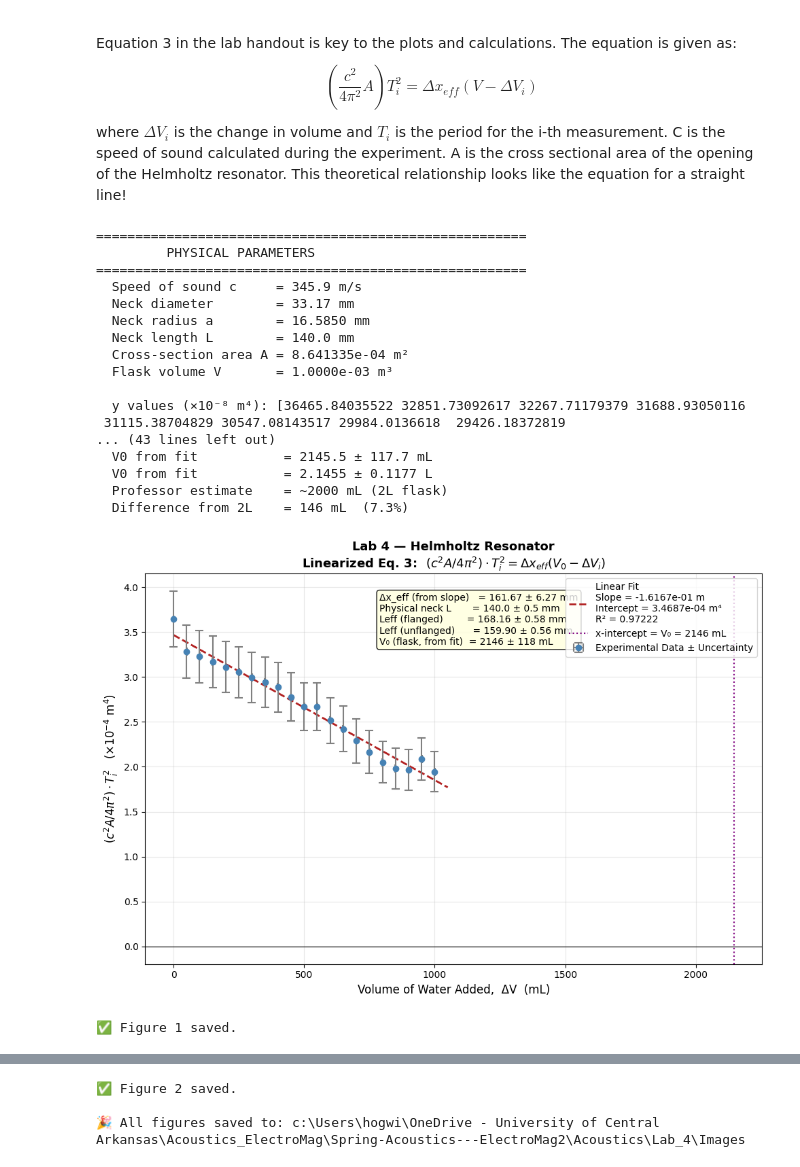
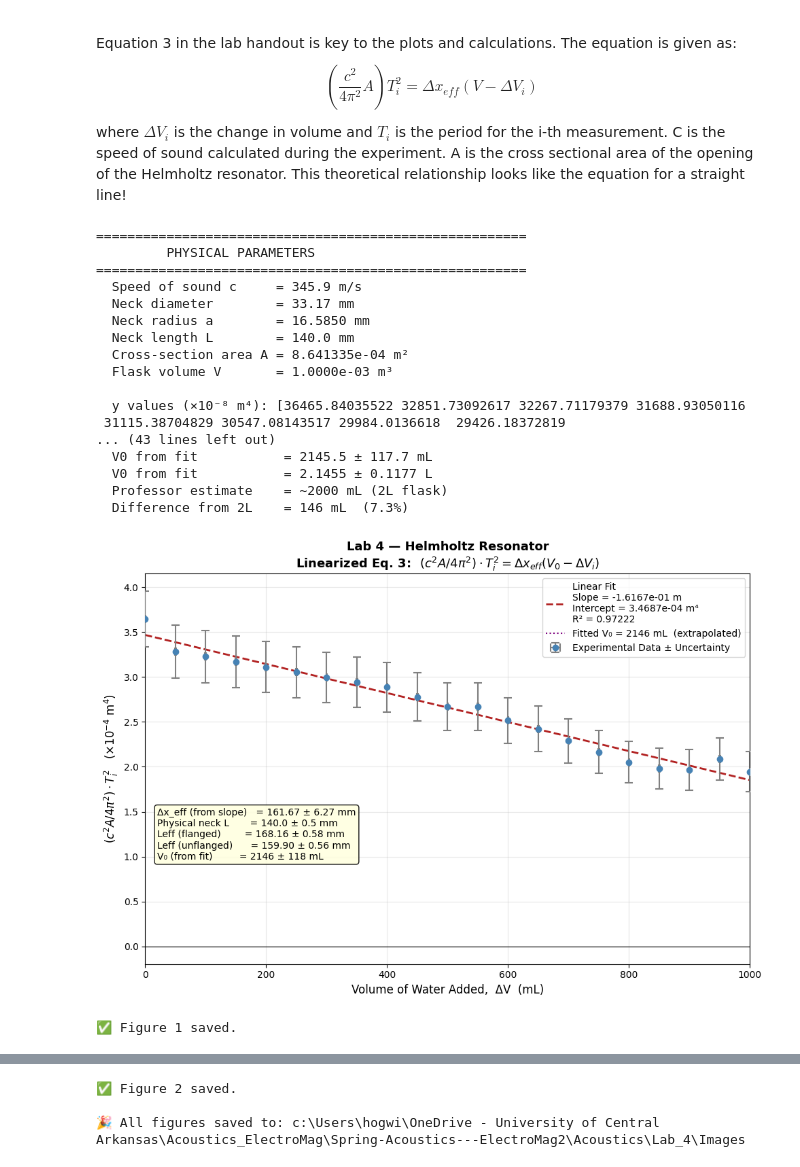
Before and after one commit to Caleb-M-Y/Spring-Acoustics---ElectroMag2, a Jupyter notebook: Acoustics/Lab_4/Lab_4_Plots_Calculations.ipynb, the cells around one changed output, grey strips where cells are left out. Saved outputs shown, nothing was run; the diff lists cells and outputs as text; code cells hidden in the pictures.

Commit message:
edit plots again

```diff
--- a/Acoustics/Lab_4/Lab_4_Plots_Calculations.ipynb
+++ b/Acoustics/Lab_4/Lab_4_Plots_Calculations.ipynb
@@ -183,13 +183,13 @@ diff_pct = abs(V0_mL - 2000) / 2000 * 100
 print(f"  Difference from 2L    = {abs(V0_mL-2000):.0f} mL  ({diff_pct:.1f}%)")
 
 # ============================================================
-# FIT LINE FOR PLOTTING  (unchanged)
+# FIT LINE FOR PLOTTING — only over data range (0 to 1000 mL)
 # ============================================================
-x_fit = np.linspace(x_vals.min() * 0.9, x_vals.max() * 1.05, 300)
+x_fit = np.linspace(0, 1000e-6, 300)   # only plot fit over data range
 y_fit = slope * x_fit + intercept
 
 # ============================================================
-# PLOT 1: Main Linear Plot  (unchanged from before)
+# PLOT 1: Main Linear Plot
 # ============================================================
 fig, ax = plt.subplots(figsize=(10, 7))
 
@@ -205,10 +205,13 @@ ax.plot(x_fit * 1e6, y_fit * 1e4,
               f'Intercept = {intercept:.4e} m⁴\n'
               f'R² = {r_val**2:.5f}')
 
-# Mark the x-intercept (= V0) on Plot 1
+# Mark V0 as vertical dashed line even though it's outside the plot range
 ax.axvline(x=V0_mL, color='purple', linestyle=':', linewidth=1.5,
-           label=f'x-intercept = V₀ = {V0_mL:.0f} mL')
+           label=f'Fitted V₀ = {V0_mL:.0f} mL  (extrapolated)')
 ax.axhline(y=0, color='black', linewidth=0.8, linestyle='-')
+
+# ── Limit x-axis to 0–1000 mL ──
+ax.set_xlim(0, 1000)
 
 ax.set_xlabel('Volume of Water Added,  ΔV  (mL)', fontsize=12)
 ax.set_ylabel(r'$(c^2 A / 4\pi^2)\cdot T_i^2$   (×10$^{-4}$ m$^4$)', fontsize=12)
@@ -216,12 +219,13 @@ ax.set_title('Lab 4 — Helmholtz Resonator\n'
              r'Linearized Eq. 3:  $(c^2 A / 4\pi^2)\cdot T_i^2 = \Delta x_{eff}(V_0 - \Delta V_i)$',
              fontsize=13, fontweight='bold')
 
-ax.text(0.38, 0.95,
+# ── Moved annotation box LEFT to avoid overlapping fit label ──
+ax.text(0.02, 0.40,
         f'Δx_eff (from slope)   = {dx_eff_from_slope*1000:.2f} ± {dx_eff_unc*1000:.2f} mm\n'
         f'Physical neck L       = {L_m*1000:.1f} ± {dL_unc*1000:.1f} mm\n'
         f'Leff (flanged)        = {L_flanged*1000:.2f} ± {L_flanged_unc*1000:.2f} mm\n'
         f'Leff (unflanged)      = {L_unflanged*1000:.2f} ± {L_unflanged_unc*1000:.2f} mm\n'
-        f'V₀ (flask, from fit)  = {V0_mL:.0f} ± {V0_unc_m3*1e6:.0f} mL',
+        f'V₀ (from fit)         = {V0_mL:.0f} ± {V0_unc_m3*1e6:.0f} mL',
         transform=ax.transAxes, fontsize=10,
         verticalalignment='top',
         bbox=dict(boxstyle='round', facecolor='lightyellow', alpha=0.9))
@@ -279,34 +283,34 @@ ax.text(0.03, 0.95,
         transform=ax.transAxes, fontsize=10,
         verticalalignment='top',
         bbox=dict(boxstyle='round', facecolor='lightyellow', alpha=0.9))
 
 ax.legend(fontsize=10)
 ax.grid(True, alpha=0.3)
 plt.tight_layout()
 plt.savefig(img / "Fig2_Freq_vs_Volume.png", dpi=150)
 plt.show()
 print("✅ Figure 2 saved.")
 
 print(f"\n🎉 All figures saved to: {img}")
 # %% [output]
 =======================================================
          PHYSICAL PARAMETERS
 =======================================================
   Speed of sound c     = 345.9 m/s
   Neck diameter        = 33.17 mm
   Neck radius a        = 16.5850 mm
   Neck length L        = 140.0 mm
   Cross-section area A = 8.641335e-04 m²
   Flask volume V       = 1.0000e-03 m³
 
   y values (×10⁻⁸ m⁴): [36465.84035522 32851.73092617 32267.71179379 31688.93050116
  31115.38704829 30547.08143517 29984.0136618  29426.18372819
 ... (43 lines left out)
   V0 from fit           = 2145.5 ± 117.7 mL
   V0 from fit           = 2.1455 ± 0.1177 L
   Professor estimate    = ~2000 mL (2L flask)
   Difference from 2L    = 146 mL  (7.3%)
-[figure, old version]
+[figure, new version]
 ✅ Figure 1 saved.
 [figure]
 ✅ Figure 2 saved.
```
Also changed, not shown: 2 other files.
